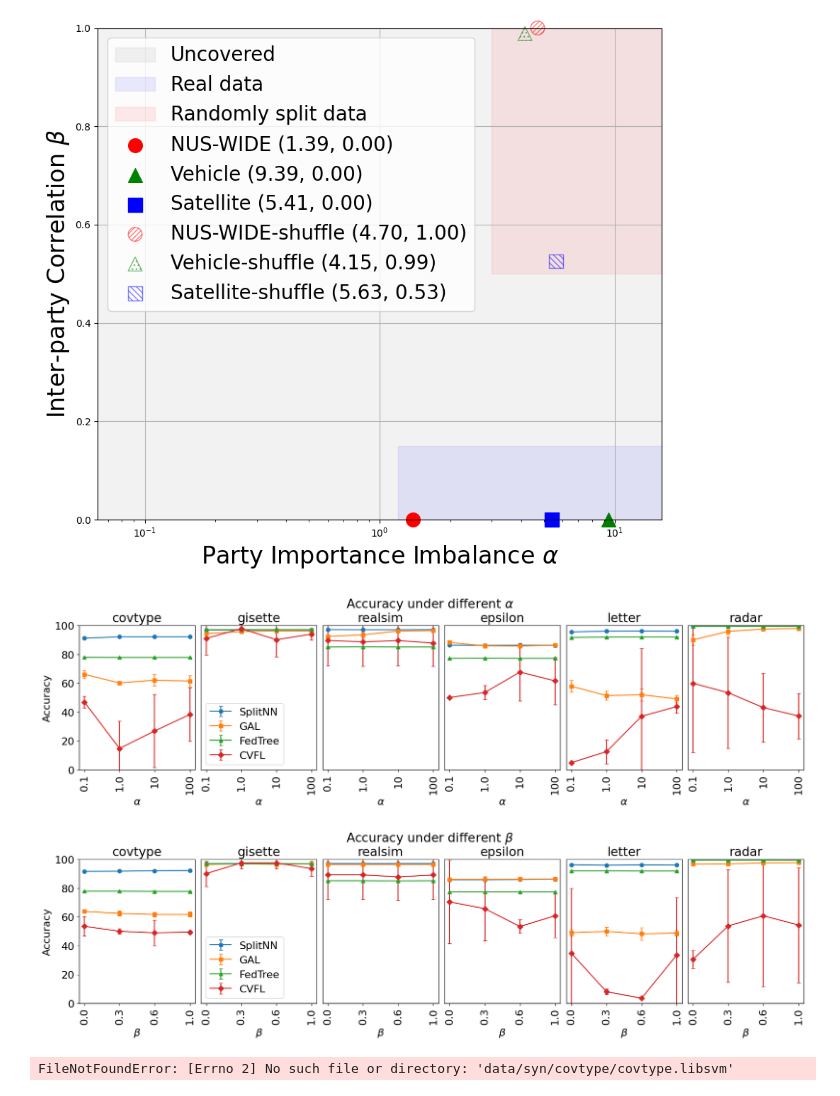
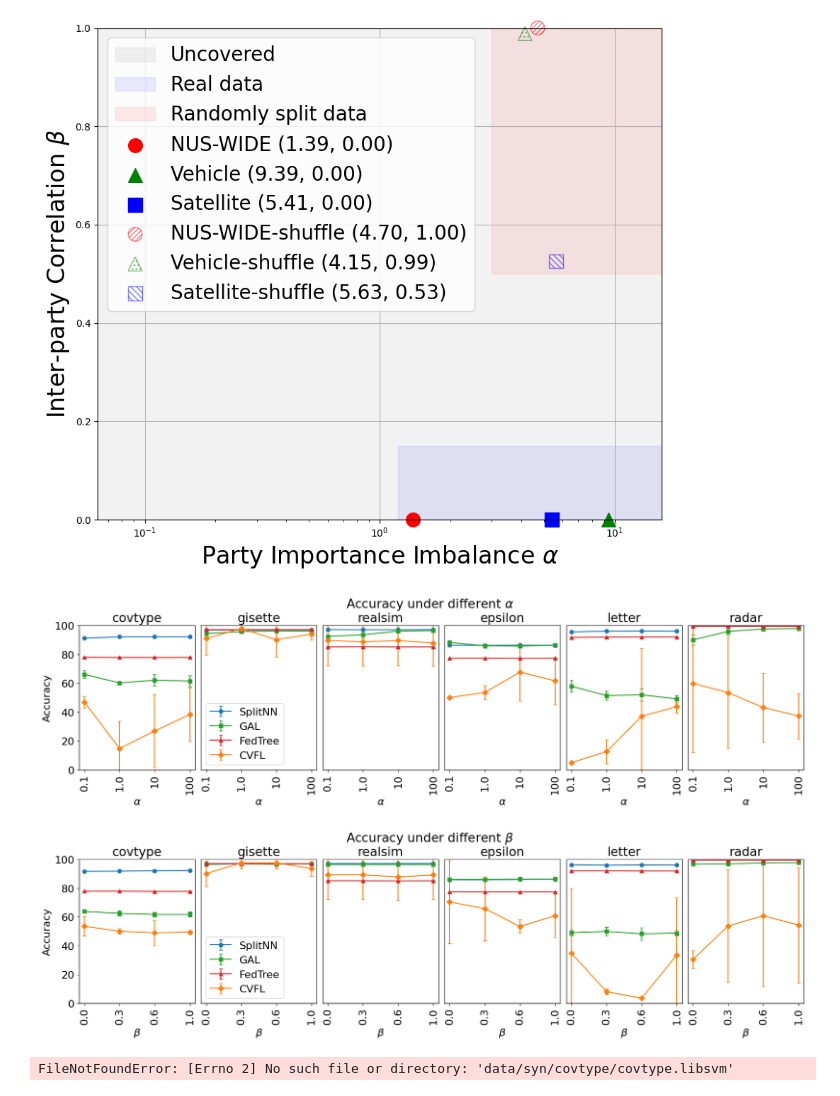
Before and after one commit to Xtra-Computing/VertiBench, a Jupyter notebook: plot-image.ipynb, the cells around one changed output. Drawn from its saved outputs; the diff is of its cells as text; code cells hidden in the pictures.

Commit message:
unify the color

```diff
--- a/plot-image.ipynb
+++ b/plot-image.ipynb
@@ -738,6 +740,12 @@ datasets = ['covtype', 'msd', 'gisette', 'realsim', 'epsilon', 'letter', 'radar'
 algos = ['SplitNN', 'GAL', 'FedTree', 'CVFL']
 alphas = [0.1, 1.0, 10, 100]
 betas = [0.0, 0.3, 0.6, 1.0]
+colors = {
+    "FedTree": "#d62728",
+    "CVFL": "#ff7f0e",
+    "GAL": "#2ca02c",
+    "SplitNN": "#1f77b4"
+}
 
 data = {}
 acc_lines = acc_table.split('\n')
@@ -779,7 +787,7 @@ for i in range(len(datasets)):
     x = np.arange(len(alphas))
     for algo in algos:
         # use fixed width for x-axis
-        alpha_ax[i].errorbar(x, data[dataset][algo]['alpha']['mean'], yerr=data[dataset][algo]['alpha']['std'], label=algo, marker=algo_to_marker[algo], capsize=3, capthick=1, linewidth=1.5)
+        alpha_ax[i].errorbar(x, data[dataset][algo]['alpha']['mean'], yerr=data[dataset][algo]['alpha']['std'], label=algo, marker=algo_to_marker[algo], capsize=3, capthick=1, linewidth=1.5, color=colors[algo])
     alpha_ax[i].set_xticks(x)
     alpha_ax[i].set_xticklabels(alphas)
     alpha_ax[i].set_title(dataset)
@@ -798,38 +806,38 @@ for i in range(1, len(datasets)):
 alpha_ax[1].legend()
 alpha_fig.suptitle('Accuracy under different $\\alpha$', y=1.03)
 # alpha_fig.tight_layout()
-alpha_fig.savefig('_fig/alpha-acc.png', bbox_inches='tight')
+alpha_fig.savefig('_fig/alpha-acc.png', bbox_inches='tight', dpi=300)
 plt.show()
 
 # line chart of beta: 6 datasets (6 subfigures of lines), 4 algorithms (4 lines in each subfigure), 4 beta values (4 points per line). These subfigures share the same y-axis.
 beta_fig, beta_ax = plt.subplots(1, 6, figsize=(20, 4), sharey=True, gridspec_kw={'wspace': 0.05})
 for i in range(len(datasets)):
     dataset = datasets[i]
     x = np.arange(len(betas))
     for algo in algos:
         # use fixed width for x-axis
-        beta_ax[i].errorbar(x, data[dataset][algo]['beta']['mean'], yerr=data[dataset][algo]['beta']['std'], label=algo, marker=algo_to_marker[algo], capsize=3, capthick=1, linewidth=1.5)
+        beta_ax[i].errorbar(x, data[dataset][algo]['beta']['mean'], yerr=data[dataset][algo]['beta']['std'], label=algo, marker=algo_to_marker[algo], capsize=3, capthick=1, linewidth=1.5, color=colors[algo])
     beta_ax[i].set_xticks(x)
     beta_ax[i].set_xticklabels(betas)
     beta_ax[i].set_title(dataset)
     beta_ax[i].set_xlabel('$\\beta$')
     beta_ax[i].set_ylabel('Accuracy')
     beta_ax[i].tick_params(axis='x', rotation=90)
 
 # keep only the left most y-axis and set y-axis range as [0, 100]
 for i in range(1, len(datasets)):
     beta_ax[i].set_ylabel('')
     beta_ax[i].tick_params(axis='y', which='both', length=0)    # remove y-axis ticks
     beta_ax[i].set_ylim([0, 100])
 
 beta_ax[1].legend()
 beta_fig.suptitle('Accuracy under different $\\beta$', y=1.03)
 # beta_fig.tight_layout()
-beta_fig.savefig('_fig/beta-acc.png', bbox_inches='tight')
+beta_fig.savefig('_fig/beta-acc.png', bbox_inches='tight', dpi=300)
 plt.show()
 # %% [output]
-[figure, old version]
+[figure, new version]
-[figure, old version]
+[figure, new version]
 # %%
 from sklearn.datasets import load_svmlight_file
 
```
Also changed, not shown: parts of 1 cell of this notebook, 1 other file.
